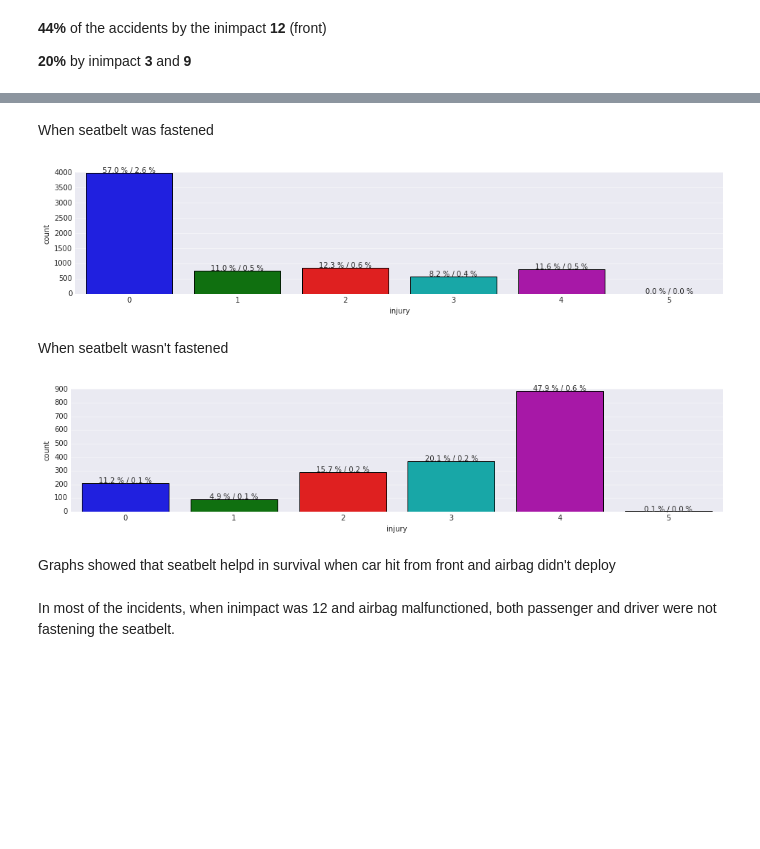
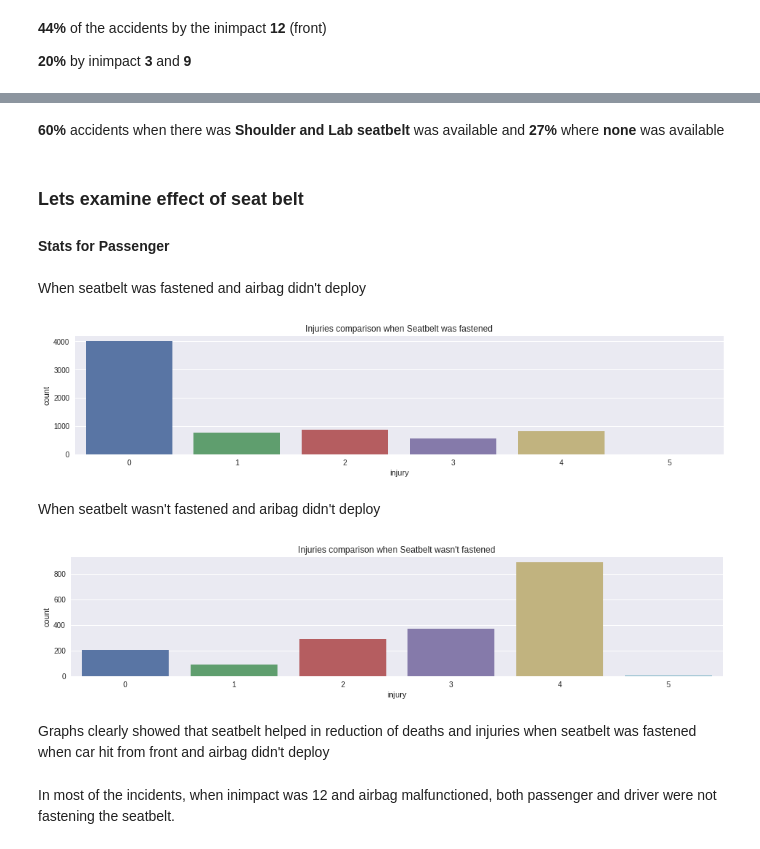
Before and after one commit to sohaibomr/data_analysis-FARS, a Jupyter notebook: sa_eda_fars.ipynb, the cells around one changed output, grey strips where cells are left out. Saved outputs shown, nothing was run; the diff lists cells and outputs as text; code cells hidden in the pictures; blank space fills up the shorter version.

Commit message:
aftr discussion. add insights beneath charts. add titles. add stacked graphs where its better

```diff
--- a/sa_eda_fars.ipynb
+++ b/sa_eda_fars.ipynb
@@ -29,7 +29,7 @@ def bold(text_to_bold):
     reset = "\033[0;0m"
     return bold + text_to_bold + reset
 
-def count_plot(column, axis, df, percent, title='', figsize=(16,3)):
+def count_plot(column, axis, df, percent='no', title='', figsize=(16,3)):
     total_rows = df.shape[0]
     plt.figure(figsize=figsize)
     plt.title(title)
@@ -46,34 +46,18 @@ def count_plot(column, axis, df, percent, title='', figsize=(16,3)):
             percent = (height*100)/total_rows
             total_percent = (height*100)/totalrows
 #             ax.text((p.get_x() + p.get_width()/2), p.get_height()+250, '{:1.1f} %'.format(percent), ha='center')
-            ax.text((p.get_x() + p.get_width()/2), p.get_height(), '{:1.1f} %'.format(percent) + ' / ' + '{:1.1f} %'.format(total_percent), ha='center')
+            ax.text((p.get_x() + p.get_width()/2), p.get_height()+0.2, '{:1.1f} %'.format(percent) + ' / ' + '{:1.1f} %'.format(total_percent), ha='center')
 
-def showAirbagStats(d, data):
-    filter_ = (d.D_airbagAvail == 'yes') & (d.airbagAvail == 'yes')
-    airbag_data = d[filter_]
-
-    condition = ['Airbag Avail (Both)', 'Psngr\'s MF', 'Drvr\'s MF', 'Both\'s MF']
-    percentage = []
-
-#     print 'Both had airbag Avail: ', getPecentage(airbag_data, data), '%'
-    percentage.append(getPecentage(airbag_data, data))
-
-    filter_ = (airbag_data.D_airbagDeploy == 'yes') & (airbag_data.airbagDeploy == 'no')
-# print 'ONLY Passenger\'s airbag malfucntioned ', getPecentage(airbag_data[filter_], data), '%'
-    percentage.append(getPecentage(airbag_data[filter_], data))
-
-    filter_ = (airbag_data.D_airbagDeploy == 'no') & (airbag_data.airbagDeploy == 'yes')
-    # print 'ONLY Driver\'s airbag malfucntioned ', getPecentage(airbag_data[filter_], data), '%'
-    percentage.append(getPecentage(airbag_data[filter_], data))
-
-    filter_ = (data.D_airbagDeploy == 'no') & (data.airbagDeploy == 'no')
-    # print 'Both\'s airbag malfucntioned ', getPecentage(airbag_data[filter_], data), '%'
-    percentage.append(getPecentage(airbag_data[filter_], data))
-
-    df = pd.DataFrame()
-    df['condition'] = condition
-    df['percentage'] = percentage
-    return df
+def factorplot(x, cols, data, title=''):
+    g = sns.factorplot(x="restraint",
+                   col="year",
+                   data=data, col_wrap=6, kind="count", size=4, aspect=0.7,
+                   sharex=False
+                  )
+    plt.subplots_adjust(top=0.92)
+    g.fig.suptitle(title)
+    # factorplot(x='restraint', cols='year', data=data)
+    plt.show()
 # %% [markdown]
 ### Loading data
 # %%
@@ -113,22 +101,26 @@ data_specific_inimpact = data[filter_]
+# %% [markdown]
+**60%** accidents when there was **Shoulder and Lab seatbelt** was available and **27%** where **none** was available
+# %% [markdown]
+### Lets examine effect of seat belt
+#### Stats for Passenger
 # %% [markdown]
-When seatbelt was fastened
+When seatbelt was fastened and airbag didn't deploy
 # %%
 filter_p = (data_specific_inimpact.airbagDeploy == 'no') & (data_specific_inimpact.airbagAvail == 'yes') \
         & (data_specific_inimpact.Restraint == 'yes')
-count_plot('injury', 'x', data_specific_inimpact[filter_p], 'show')
+count_plot('injury', 'x', data_specific_inimpact[filter_p], title='Injuries comparison when Seatbelt was fastened')
 # %% [output]
-[figure, old version]
+[figure, new version]
 # %% [markdown]
-When seatbelt wasn't fastened
+When seatbelt wasn't fastened and aribag didn't deploy
 # %%
-
 filter_p = (data_specific_inimpact.airbagDeploy == 'no') & (data_specific_inimpact.airbagAvail == 'yes') \
         & (data_specific_inimpact.Restraint == 'no')
-count_plot('injury', 'x', data_specific_inimpact[filter_p], 'show')
+count_plot('injury', 'x', data_specific_inimpact[filter_p], title='Injuries comparison when Seatbelt wasn\'t fastened')
 # %% [output]
-[figure, old version]
+[figure, new version]
 # %% [markdown]
-Graphs showed that seatbelt helpd in survival when car hit from front and airbag didn't deploy
+Graphs clearly showed that seatbelt helped in reduction of deaths and injuries when seatbelt was fastened when car hit from front and airbag didn't deploy
 # %% [markdown]
 In most of the incidents, when inimpact was 12 and airbag malfunctioned, both passenger and driver were not fastening the seatbelt.
 # %% [markdown]
```
Also changed, not shown: parts of 19 cells of this notebook, 2 other files.
